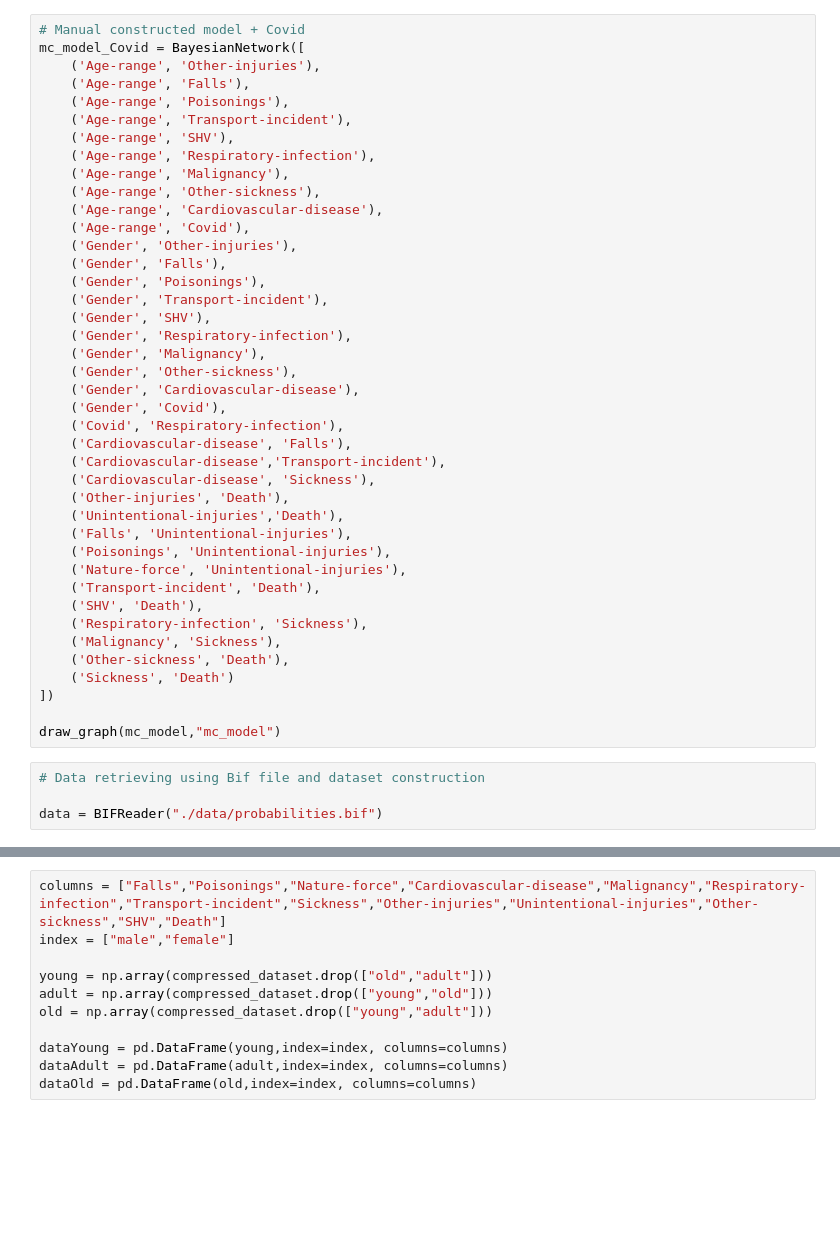
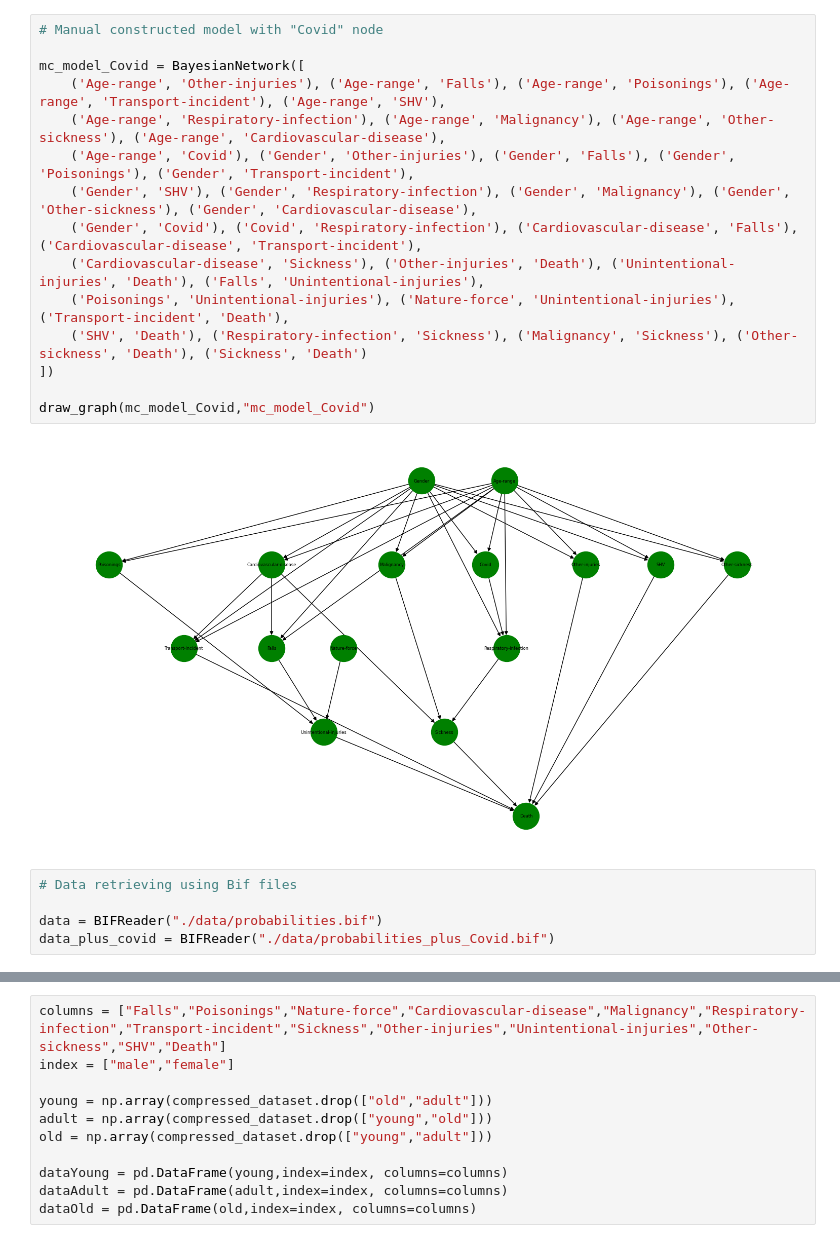
Before and after one commit to AndreaZecca/ByeBayes, a Jupyter notebook: project.ipynb, the cells around one changed output, grey strips where cells are left out. Saved outputs shown, nothing was run; the diff lists cells and outputs as text; blank space fills up the shorter version.

Commit message:
Added some comments and charts to the notebook.
Co-authored-by: JosephCarrino <JosephCarrino@users.noreply.github.com>
Co-authored-by: AndreaZecca <AndreaZecca@users.noreply.github.com>

```diff
--- a/project.ipynb
+++ b/project.ipynb
@@ -61,47 +63,24 @@ draw_graph(mc_model,"mc_model")
 # %% [output]
 [figure]
 # %%
-# Manual constructed model + Covid
+# Manual constructed model with "Covid" node
+
 mc_model_Covid = BayesianNetwork([
-    ('Age-range', 'Other-injuries'),
-    ('Age-range', 'Falls'),
-    ('Age-range', 'Poisonings'),
-    ('Age-range', 'Transport-incident'),
-    ('Age-range', 'SHV'),
-    ('Age-range', 'Respiratory-infection'),
-    ('Age-range', 'Malignancy'),
-    ('Age-range', 'Other-sickness'),
-    ('Age-range', 'Cardiovascular-disease'),
-    ('Age-range', 'Covid'),
-    ('Gender', 'Other-injuries'),
-    ('Gender', 'Falls'),
-    ('Gender', 'Poisonings'),
-    ('Gender', 'Transport-incident'),
-    ('Gender', 'SHV'),
-    ('Gender', 'Respiratory-infection'),
-    ('Gender', 'Malignancy'),
-    ('Gender', 'Other-sickness'),
-    ('Gender', 'Cardiovascular-disease'),
-    ('Gender', 'Covid'),
-    ('Covid', 'Respiratory-infection'),
-    ('Cardiovascular-disease', 'Falls'),
-    ('Cardiovascular-disease','Transport-incident'),
-    ('Cardiovascular-disease', 'Sickness'),
-    ('Other-injuries', 'Death'),
-    ('Unintentional-injuries','Death'),
-    ('Falls', 'Unintentional-injuries'),
-    ('Poisonings', 'Unintentional-injuries'),
-    ('Nature-force', 'Unintentional-injuries'),
-    ('Transport-incident', 'Death'),
-    ('SHV', 'Death'),
-    ('Respiratory-infection', 'Sickness'),
-    ('Malignancy', 'Sickness'),
-    ('Other-sickness', 'Death'),
-    ('Sickness', 'Death')
+    ('Age-range', 'Other-injuries'), ('Age-range', 'Falls'), ('Age-range', 'Poisonings'), ('Age-range', 'Transport-incident'), ('Age-range', 'SHV'),
+    ('Age-range', 'Respiratory-infection'), ('Age-range', 'Malignancy'), ('Age-range', 'Other-sickness'), ('Age-range', 'Cardiovascular-disease'),
+    ('Age-range', 'Covid'), ('Gender', 'Other-injuries'), ('Gender', 'Falls'), ('Gender', 'Poisonings'), ('Gender', 'Transport-incident'),
+    ('Gender', 'SHV'), ('Gender', 'Respiratory-infection'), ('Gender', 'Malignancy'), ('Gender', 'Other-sickness'), ('Gender', 'Cardiovascular-disease'),
+    ('Gender', 'Covid'), ('Covid', 'Respiratory-infection'), ('Cardiovascular-disease', 'Falls'), ('Cardiovascular-disease', 'Transport-incident'),
+    ('Cardiovascular-disease', 'Sickness'), ('Other-injuries', 'Death'), ('Unintentional-injuries', 'Death'), ('Falls', 'Unintentional-injuries'),
+    ('Poisonings', 'Unintentional-injuries'), ('Nature-force', 'Unintentional-injuries'), ('Transport-incident', 'Death'),
+    ('SHV', 'Death'), ('Respiratory-infection', 'Sickness'), ('Malignancy', 'Sickness'), ('Other-sickness', 'Death'), ('Sickness', 'Death')
 ])
 
-draw_graph(mc_model,"mc_model")
+draw_graph(mc_model_Covid,"mc_model_Covid")
+# %% [output]
+[figure, added]
 # %%
-# Data retrieving using Bif file and dataset construction
+# Data retrieving using Bif files
 
 data = BIFReader("./data/probabilities.bif")
+data_plus_covid = BIFReader("./data/probabilities_plus_Covid.bif")
```
Also changed, not shown: parts of 13 cells of this notebook, 2 other files.
